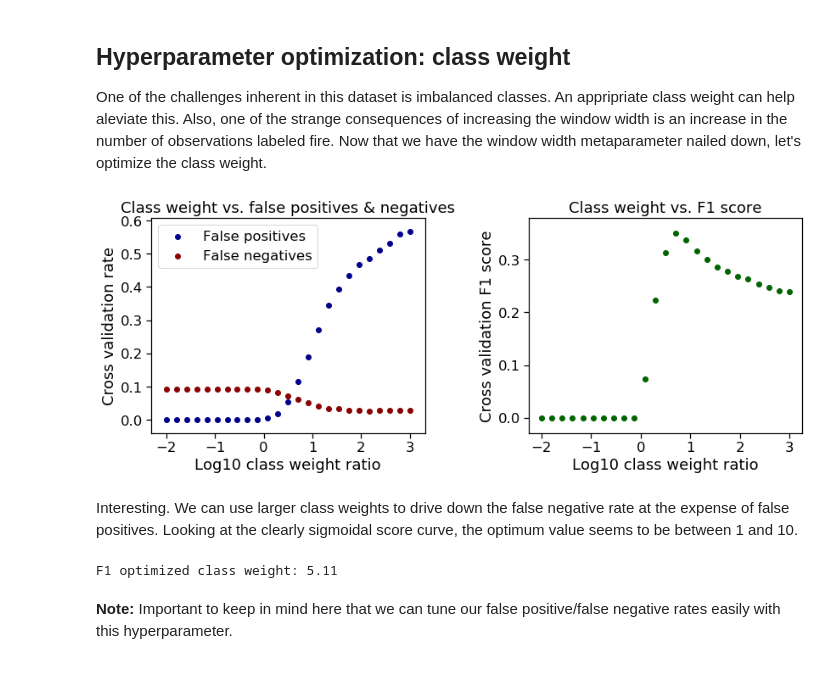
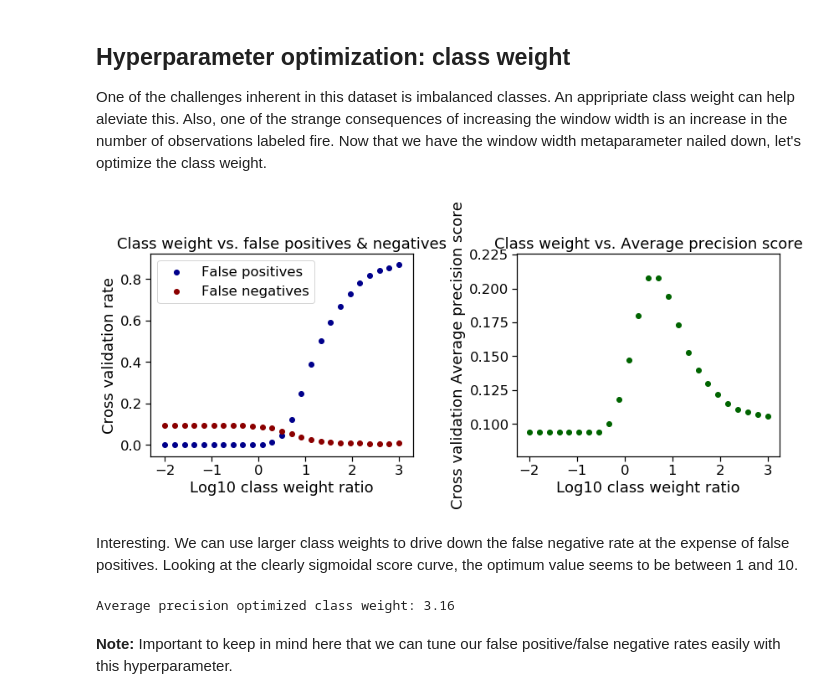
Before and after one commit to aristyogresearch/wildfire, a Jupyter notebook: notebooks/model_selection_optimization.ipynb, the cells around one changed output. Saved outputs shown, nothing was run; the diff lists cells and outputs as text; code cells hidden in the pictures.

```diff
--- a/notebooks/model_selection_optimization.ipynb
+++ b/notebooks/model_selection_optimization.ipynb
@@ -58,12 +59,13 @@ classifier_jobs = 4
 optimization_jobs = 4
 max_jobs = classifier_jobs * optimization_jobs
 
-sample_size = 5000
+sample_size = 50000
 train_test_split_ratio = 0.3
 cv_folds = 5
 n_doublings = 6
-scoring_func = make_scorer(f1_score)
-grid_search_iterations = 100
+scoring_func = make_scorer(average_precision_score)
+scoring_func_name = "Average precision"
+grid_search_iterations = 1000
 
 plot_grid_resolution = 500
 contourf_levels = 500
@@ -190,6 +192,8 @@ def make_train_test_sample(dataset, sample_size, train_test_split_ratio, rand_se
     if 'weather_bin_time' in column_names:
         dataset = dataset.drop('weather_bin_time', axis=1)
 
+    dataset = dataset.drop(['weather_bin_year', 'weather_bin_day'], axis=1)
+
     sampled_data = stratified_sample(dataset, sample_size)
 
     y = sampled_data['ignition']
@@ -240,7 +244,7 @@ def tune_class_weight(
 
     model_scores_columns = [
         'Class weight',
-        'CV F1 score',
+        'CV {} score'.format(scoring_func_name),
         'CV False positive rate',
         'CV False negative rate'
     ]
@@ -838,9 +834,6 @@ The use of a rolling window introduces a possibly extremely important metaparame
 # %%
 # Loop over rolling window sizes, run k-fold cross validation on stratified
 # training sample for each. Report raw scores, false positive and false negative rates.
-
-# Use a smaller sample size so it has time to finish
-sample_size = 1000
 
 window_widths = range(2,50,2)
 
@@ -853,7 +846,7 @@ classifier = XGBClassifier(
 # Start empty dataframe to hold results
 model_scores = pd.DataFrame(columns=[
     'Window width',
-    'CV F1 score',
+    'CV {} score'.format(scoring_func_name),
     'CV False positive rate',
     'CV False negative rate'
 ])
@@ -1018,49 +1008,49 @@ model_scores = tune_class_weight(
 plt.subplots(1,2,figsize=(12,5))
 
 plt.subplot(1, 2, 1)
 plt.scatter(
     np.log10(model_scores['Class weight']),
     model_scores['CV False positive rate'],
     color = "darkblue",
     label = 'False positives'
 )
 plt.scatter(
     np.log10(model_scores['Class weight']),
     model_scores['CV False negative rate'],
     color = "darkred",
     label = 'False negatives'
 )
 plt.xlabel('Log10 class weight ratio')
 plt.ylabel('Cross validation rate')
 plt.title('Class weight vs. false positives & negatives')
 plt.legend()
 
 plt.subplot(1, 2, 2)
 plt.scatter(
     np.log10(model_scores['Class weight']),
-    model_scores['CV F1 score'],
+    model_scores['CV {} score'.format(scoring_func_name)],
     color = "darkgreen",
-    label ='CV F1 score',
+    label ='CV {} score'.format(scoring_func_name),
 )
 plt.xlabel('Log10 class weight ratio')
-plt.ylabel('Cross validation F1 score')
-plt.title('Class weight vs. F1 score')
+plt.ylabel('Cross validation {} score'.format(scoring_func_name))
+plt.title('Class weight vs. {} score'.format(scoring_func_name))
 
 plt.tight_layout()
 plt.show()
 # %% [output]
-[figure, old version]
+[figure, new version]
 # %% [markdown]
 
 Interesting. We can use larger class weights to drive down the false negative rate at the expense of false positives. Looking at the clearly sigmoidal score curve, the optimum value seems to be between 1 and 10.
 # %%
 # Pick and store the class wight which gives the highest score
-model_scores = model_scores.sort_values(['CV F1 score'], ascending=[0])
+model_scores = model_scores.sort_values(['CV {} score'.format(scoring_func_name)], ascending=[0])
 model_scores.reset_index(drop=True, inplace=True)
 class_weight = model_scores.loc[0,'Class weight']
-print("F1 optimized class weight: {}".format(np.round(class_weight,2)))
+print("{} optimized class weight: {}".format(scoring_func_name,np.round(class_weight,2)))
 # %% [output]
-F1 optimized class weight: 5.11
+Average precision optimized class weight: 3.16
 # %% [markdown]
 **Note:** Important to keep in mind here that we can tune our false positive/false negative rates easily with this hyperparameter.
 # %% [markdown]
```
Also changed, not shown: parts of 28 cells of this notebook, 2 other files.
